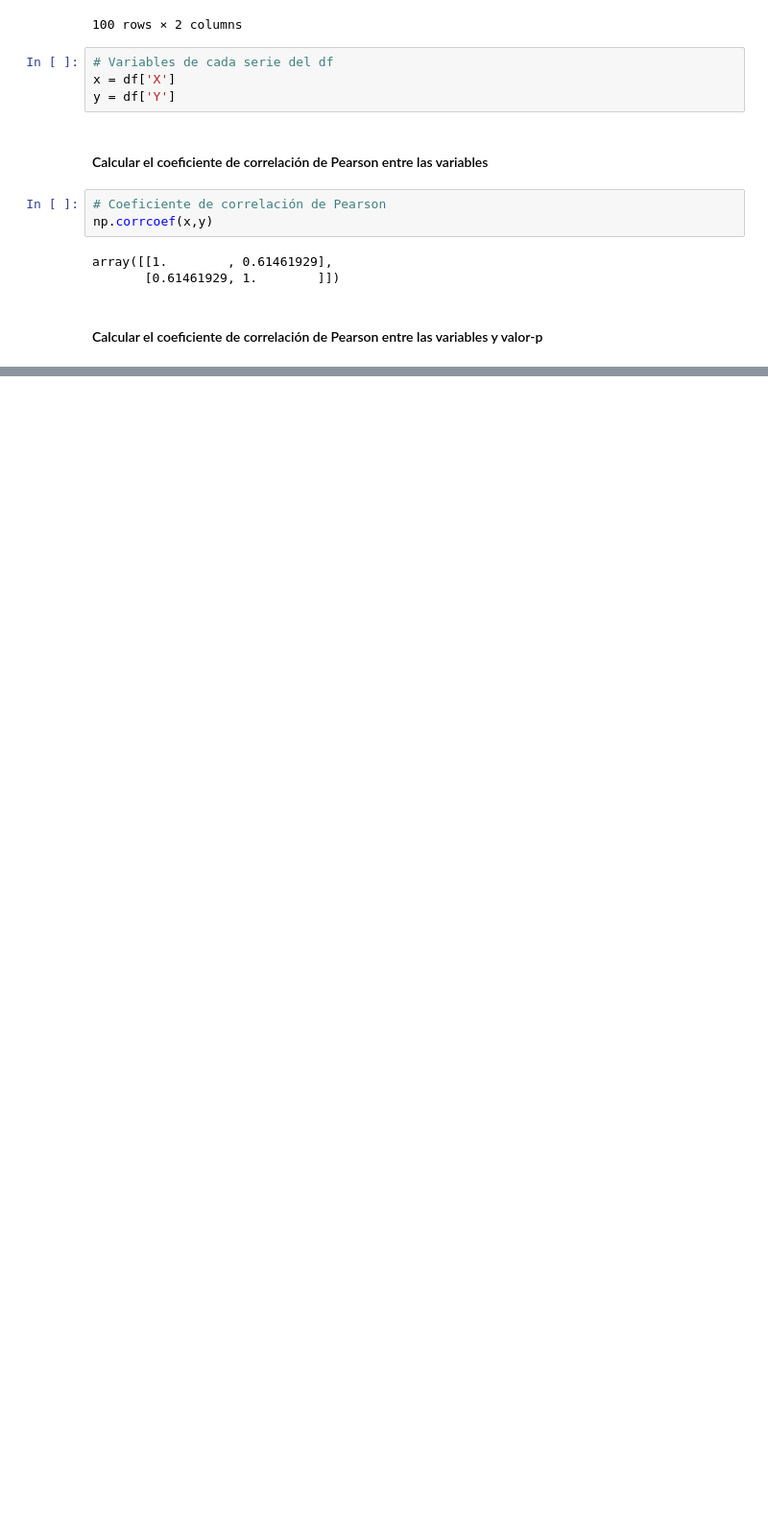
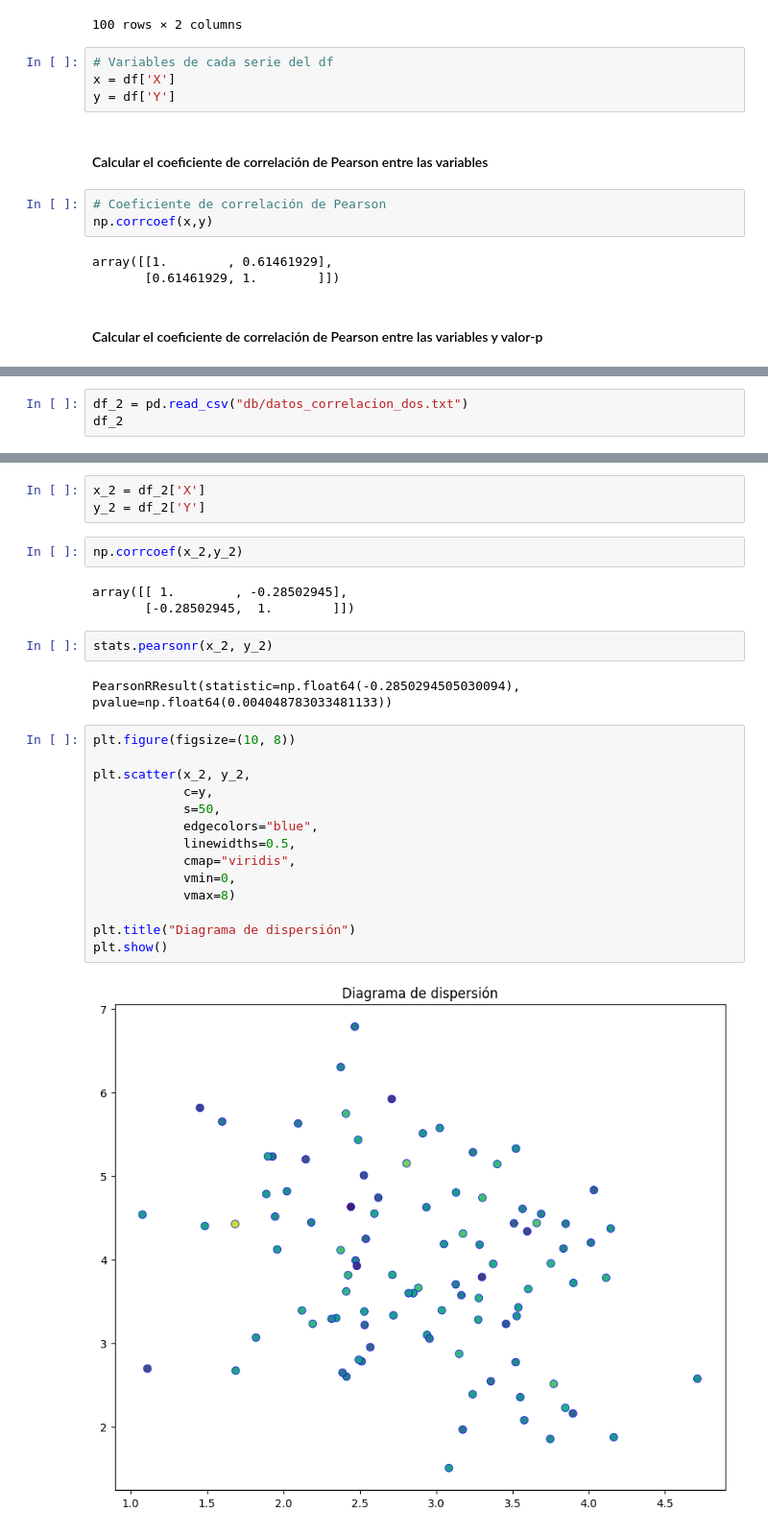
Before and after one commit to Enybyy/Data-Analyst, a Jupyter notebook: Estadistica/Inferencial/aprendizaje_supervisado.ipynb, the cells around one changed output, grey strips where cells are left out. Shown: that part at 96% size. Cells and saved outputs as stored; diff of their text form; blank space fills up the shorter version.

```diff
--- a/Estadistica/Inferencial/aprendizaje_supervisado.ipynb
+++ b/Estadistica/Inferencial/aprendizaje_supervisado.ipynb
@@ -50,3 +58,6 @@ plt.title("Diagrama de correlación")
 # %% [output]
 Text(0.5, 1.0, 'Diagrama de correlación')
 [figure]
+# %%
+df_2 = pd.read_csv("db/datos_correlacion_dos.txt")
+df_2
@@ -52,0 +78,28 @@ Text(0.5, 1.0, 'Diagrama de correlación')
+# %%
+x_2 = df_2['X']
+y_2 = df_2['Y']
+# %%
+np.corrcoef(x_2,y_2)
+# %% [output]
+array([[ 1.        , -0.28502945],
+       [-0.28502945,  1.        ]])
+# %%
+stats.pearsonr(x_2, y_2)
+# %% [output]
+PearsonRResult(statistic=np.float64(-0.2850294505030094), pvalue=np.float64(0.004048783033481133))
+# %%
+plt.figure(figsize=(10, 8))
+
+plt.scatter(x_2, y_2,
+            c=y,
+            s=50,
+            edgecolors="blue",
+            linewidths=0.5,
+            cmap="viridis",
+            vmin=0,
+            vmax=8)
+
+plt.title("Diagrama de dispersión")
+plt.show()
+# %% [output]
+[figure, added]
```
Also changed, not shown: parts of 3 cells of this notebook, 2 other files.
